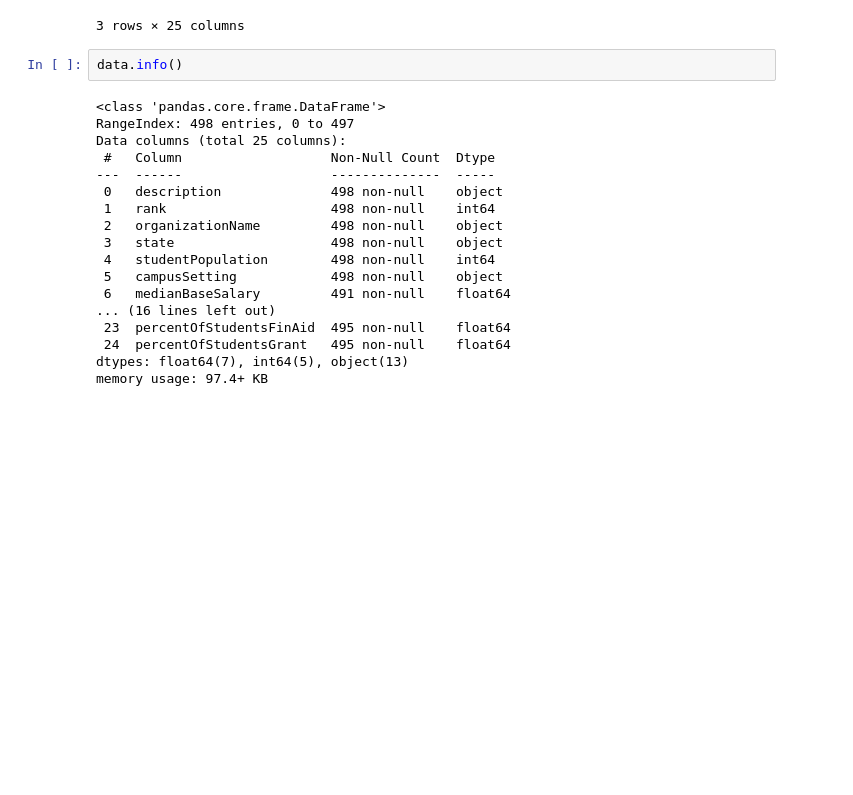
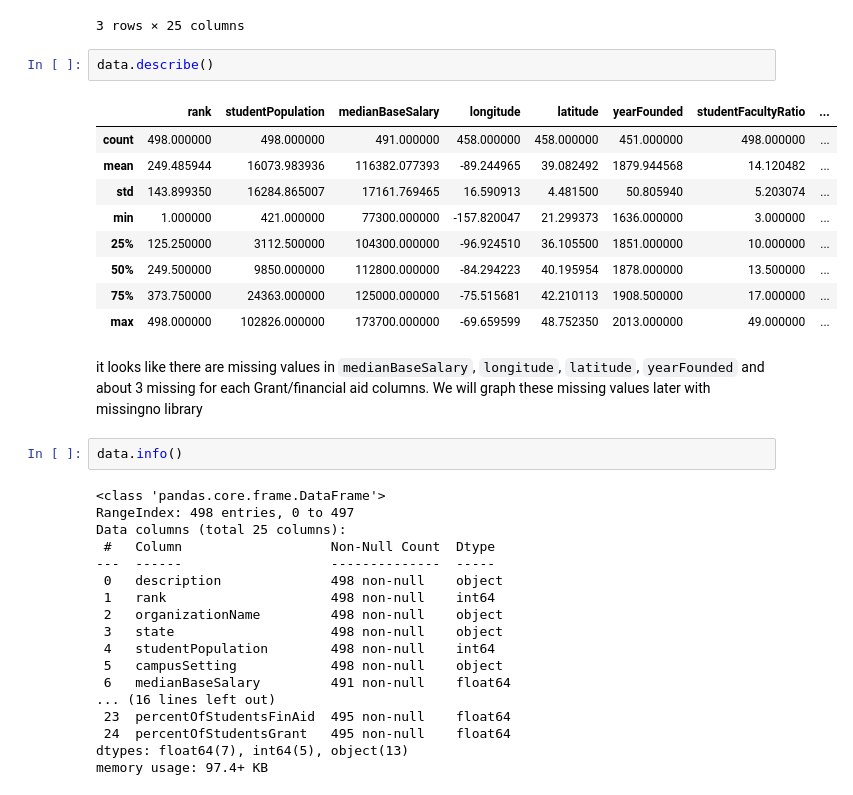
Before and after one commit to tcarr032/ML-dataset-projects, a Jupyter notebook: top college dataset/college.ipynb, the cells around one changed output. Saved outputs shown, nothing was run; the diff lists cells and outputs as text; blank space fills up the shorter version.

Commit message:
cleaned up and found missing long and lats

```diff
--- a/top college dataset/college.ipynb
+++ b/top college dataset/college.ipynb
@@ -23,6 +23,20 @@ data.head(3)
 | 1 | Stanford University sits just out... | 2 | Stanford University | CA | 20961 | Suburban | 173500.0 | ... |
 | 2 | One of the top public universitie... | 2 | University of California, Berkeley | CA | 45878 | Urban | 154500.0 | ... |
 3 rows × 25 columns
+# %%
+data.describe()
+# %% [output]
+|  | rank | studentPopulation | medianBaseSalary | longitude | latitude | yearFounded | studentFacultyRatio | ... |
+| count | 498.000000 | 498.000000 | 491.000000 | 458.000000 | 458.000000 | 451.000000 | 498.000000 | ... |
+| mean | 249.485944 | 16073.983936 | 116382.077393 | -89.244965 | 39.082492 | 1879.944568 | 14.120482 | ... |
+| std | 143.899350 | 16284.865007 | 17161.769465 | 16.590913 | 4.481500 | 50.805940 | 5.203074 | ... |
+| min | 1.000000 | 421.000000 | 77300.000000 | -157.820047 | 21.299373 | 1636.000000 | 3.000000 | ... |
+| 25% | 125.250000 | 3112.500000 | 104300.000000 | -96.924510 | 36.105500 | 1851.000000 | 10.000000 | ... |
+| 50% | 249.500000 | 9850.000000 | 112800.000000 | -84.294223 | 40.195954 | 1878.000000 | 13.500000 | ... |
+| 75% | 373.750000 | 24363.000000 | 125000.000000 | -75.515681 | 42.210113 | 1908.500000 | 17.000000 | ... |
+| max | 498.000000 | 102826.000000 | 173700.000000 | -69.659599 | 48.752350 | 2013.000000 | 49.000000 | ... |
+# %% [markdown]
+it looks like there are missing values in `medianBaseSalary`, `longitude`, `latitude`, `yearFounded` and about 3 missing for each Grant/financial aid columns. We will graph these missing values later with missingno library
 # %%
 data.info()
 # %% [output]
```
Also changed, not shown: parts of 11 cells of this notebook, 3 other files.
